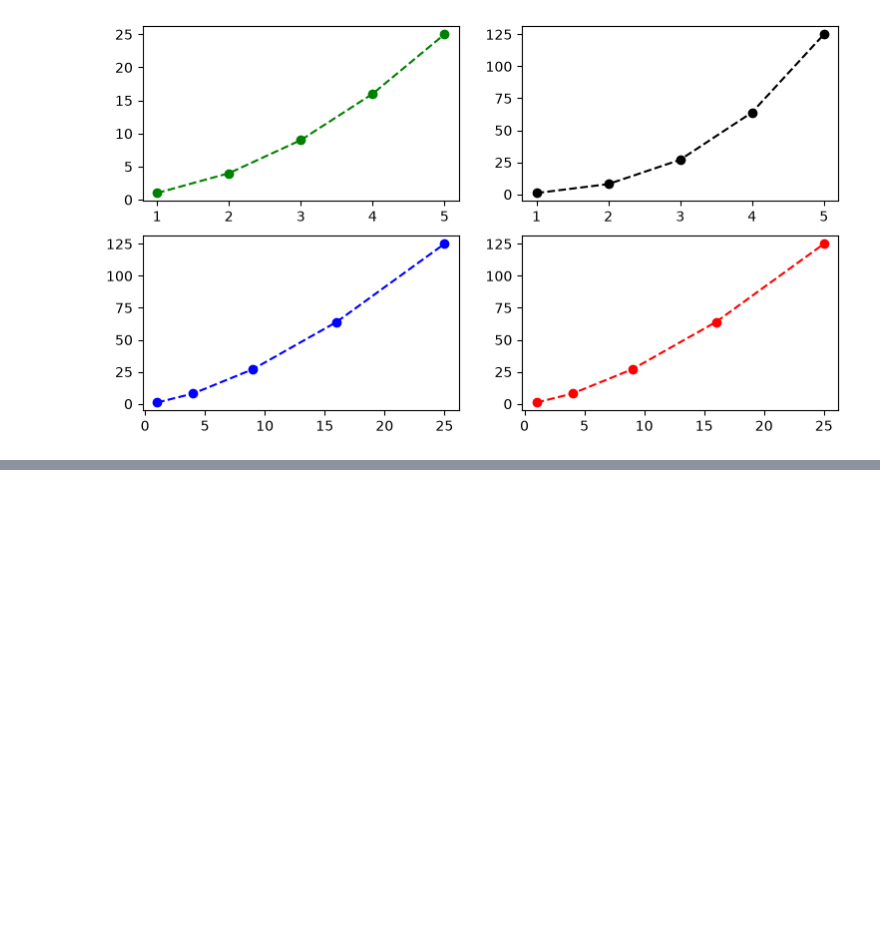
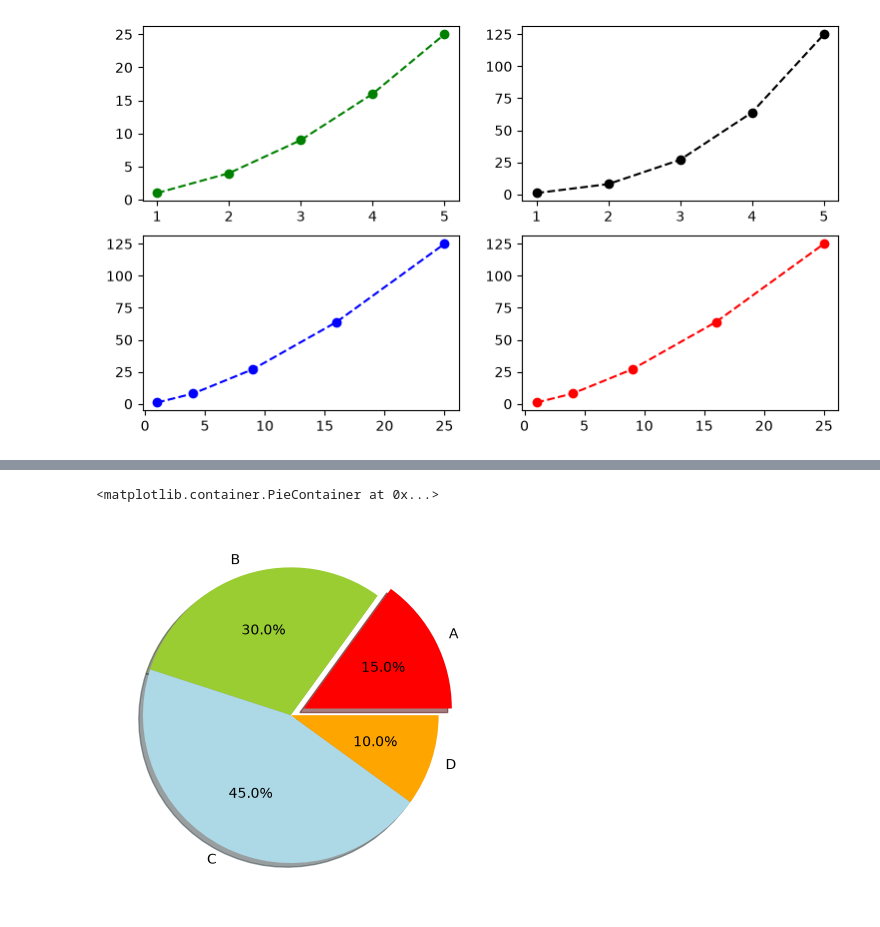
Before and after one commit to shivareddy24/ML, a Jupyter notebook: DataVisualization.ipynb/Matplotlib.ipynb, the cells around one changed output, grey strips where cells are left out. Saved outputs shown, nothing was run; the diff lists cells and outputs as text; code cells hidden in the pictures; blank space fills up the shorter version.

```diff
--- a/DataVisualization.ipynb/Matplotlib.ipynb
+++ b/DataVisualization.ipynb/Matplotlib.ipynb
@@ -55,0 +79,10 @@ plt.plot(y,z,color='red',linestyle='--',marker='o')
+# %%
+labels = ['A','B','C','D']
+sizes = [15,30,45,10]
+colors = ['red','yellowgreen','lightblue','orange']
+explode = (0.1,0,0,0)
+
+plt.pie(sizes,explode=explode,labels=labels,colors=colors,autopct='%1.1f%%',shadow="True")
+# %% [output]
+<matplotlib.container.PieContainer at 0x...>
+[figure, added]
```
Also changed, not shown: parts of 3 cells of this notebook.
